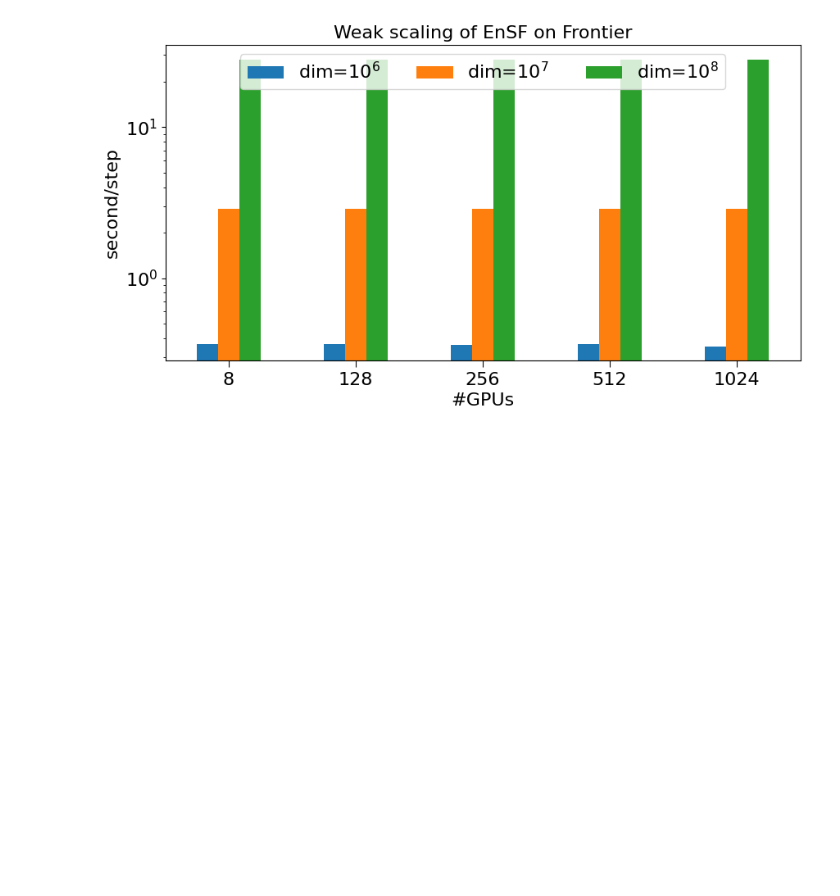
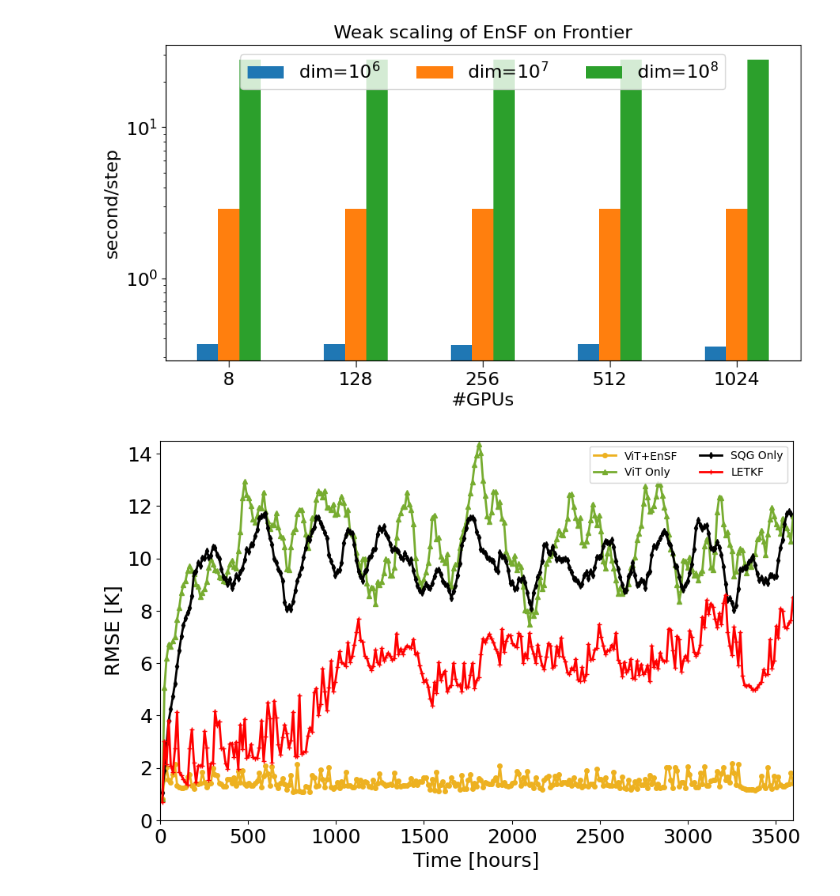
Before and after one commit to jqyin/sqg_vit, a Jupyter notebook: plot.ipynb, the cells around one changed output. Drawn from its saved outputs; the diff is of its cells as text; code cells hidden in the pictures; blank space fills up the shorter version.

Commit message:
add pred results and plot

```diff
--- a/plot.ipynb
+++ b/plot.ipynb
@@ -730,3 +730,47 @@ plt.savefig('ensf.png', dpi=300, bbox_inches='tight')
 # %% [output]
 [0.36535, 0.36376, 0.36313, 0.3649, 0.35325]
 [figure]
+# %%
+### Fig. 4 - RMSE for the four test cases
+import pandas as pd
+import matplotlib.pyplot as plt
+import numpy as np
+from scipy.io import loadmat
+
+# Load data
+SQG = pd.read_excel("./coupled_vit_ensf/coupled_results/sqg_only_one_ensmble.xlsx").values.flatten()
+Vitonly = pd.read_csv("./coupled_vit_ensf/coupled_results/rmse_ensf_initial_only.csv").values.flatten()
+vit_Ensf = pd.read_csv("./coupled_vit_ensf/coupled_results/rmse_ensf_jump_noise.csv").values.flatten()
+mat_data = loadmat('./coupled_vit_ensf/coupled_results/Linear_shocks.mat')
+LETKF = mat_data['LETKF'].flatten()
+
+dt = 12
+times = np.arange(dt, dt * len(Vitonly) + dt, dt)  # Time array based on longest dataset
+
+# Scale factor
+scale_factor = 1
+
+# Plot configuration
+plt.figure(figsize=(10, 6))
+ax = plt.gca()
+plt.subplots_adjust(left=0.1, bottom=0.1, right=0.9, top=0.9)
+
+# Plotting data
+ax.plot(times[:len(vit_Ensf)], vit_Ensf / scale_factor, '-o', color='#EDB120', markersize=4, linewidth=2, label='ViT+EnSF')
+ax.plot(times[:len(Vitonly)], Vitonly / scale_factor, '-^', color='#77AC30', markersize=4, linewidth=2, label='ViT Only')
+ax.plot(times[:len(SQG)], SQG / scale_factor, '-d', color='k', markersize=4, linewidth=2, label='SQG Only')
+ax.plot(times[:len(LETKF)], LETKF / scale_factor, '-+', color='red', markersize=4, linewidth=2, label='LETKF')
+
+# Adding legend, labels, and limits
+ax.legend(loc='best', ncol=2)
+ax.set_xlabel('Time [hours]', fontsize=18, fontname='DejaVu Sans')
+ax.set_ylabel('RMSE [K]', fontsize=18, fontname='DejaVu Sans')
+ax.set_ylim([0, 14.5])
+ax.set_xlim([0, 3600])
+
+# Font settings for ticks
+ax.tick_params(axis='both', labelsize=18)
+# plt.savefig('py_plot_SC24_Fig_4.png', dpi=1200)
+plt.show()
+# %% [output]
+[figure, added]
```
Also changed, not shown: 12 other files.
